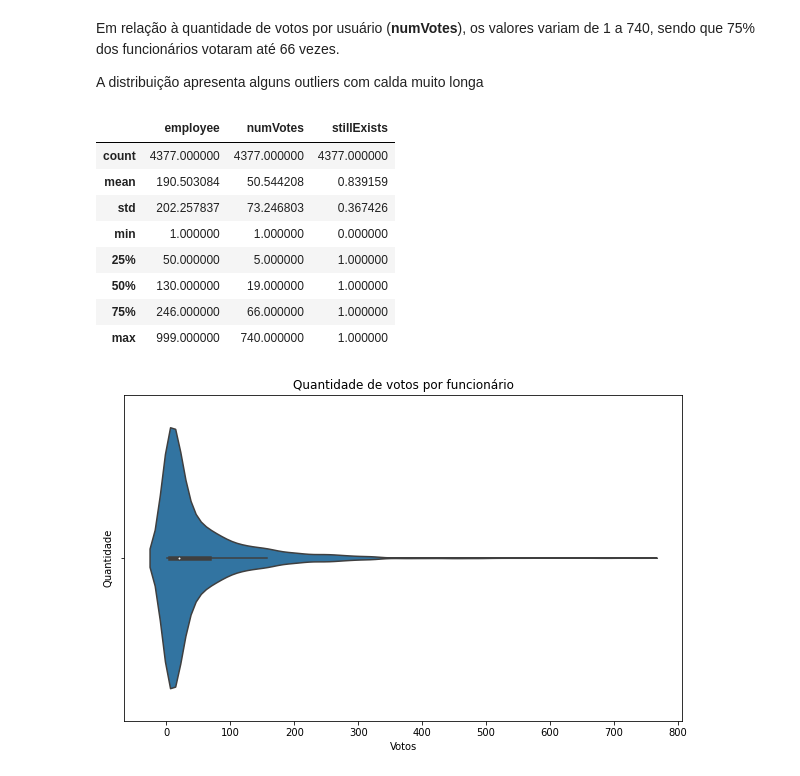
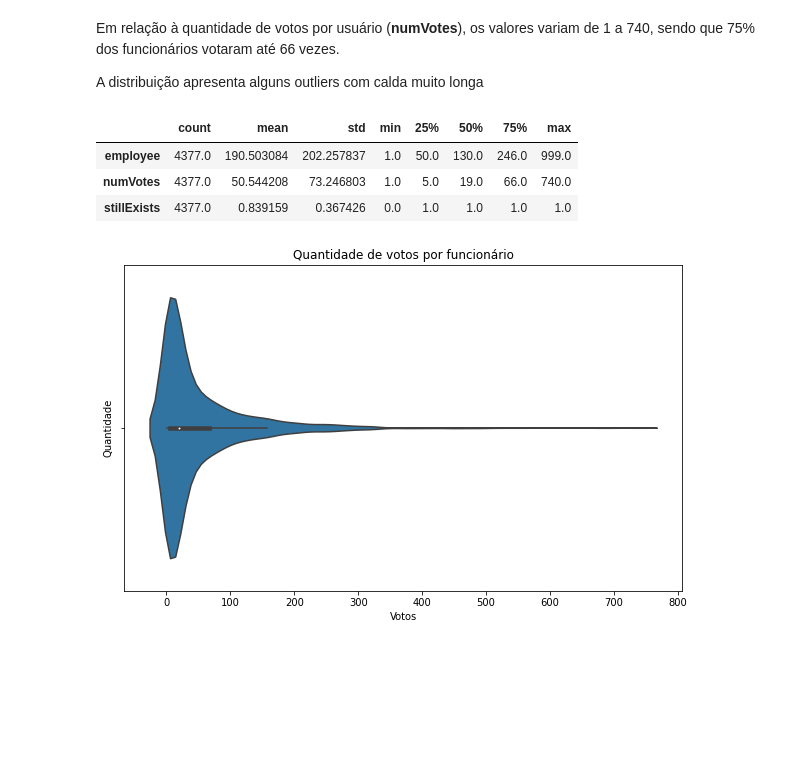
Before and after one commit to bruna-calistrate/DataWrangling-Case1, a Jupyter notebook: Case_1_Data_Wrangling_Daily_Happiness_&_Employee_Turnover.ipynb, the cells around one changed output. Cells and saved outputs as stored; diff of their text form; code cells hidden in the pictures; blank space fills up the shorter version.

```diff
--- a/Case_1_Data_Wrangling_Daily_Happiness_&_Employee_Turnover.ipynb
+++ b/Case_1_Data_Wrangling_Daily_Happiness_&_Employee_Turnover.ipynb
@@ -579,17 +599,12 @@ Em relação à quantidade de votos por usuário (**numVotes**), os valores vari
 
 A distribuição apresenta alguns outliers com calda muito longa
 # %%
-df_churn.describe()
+df_churn.describe().T
 # %% [output]
-|  | employee | numVotes | stillExists |
-| count | 4377.000000 | 4377.000000 | 4377.000000 |
-| mean | 190.503084 | 50.544208 | 0.839159 |
-| std | 202.257837 | 73.246803 | 0.367426 |
-| min | 1.000000 | 1.000000 | 0.000000 |
-| 25% | 50.000000 | 5.000000 | 1.000000 |
-| 50% | 130.000000 | 19.000000 | 1.000000 |
-| 75% | 246.000000 | 66.000000 | 1.000000 |
-| max | 999.000000 | 740.000000 | 1.000000 |
+|  | count | mean | std | min | 25% | 50% | 75% | max |
+| employee | 4377.0 | 190.503084 | 202.257837 | 1.0 | 50.0 | 130.0 | 246.0 | 999.0 |
+| numVotes | 4377.0 | 50.544208 | 73.246803 | 1.0 | 5.0 | 19.0 | 66.0 | 740.0 |
+| stillExists | 4377.0 | 0.839159 | 0.367426 | 0.0 | 1.0 | 1.0 | 1.0 | 1.0 |
 # %%
 plt.figure(figsize=(10,6))
 
```
Also changed, not shown: parts of 48 cells of this notebook.
